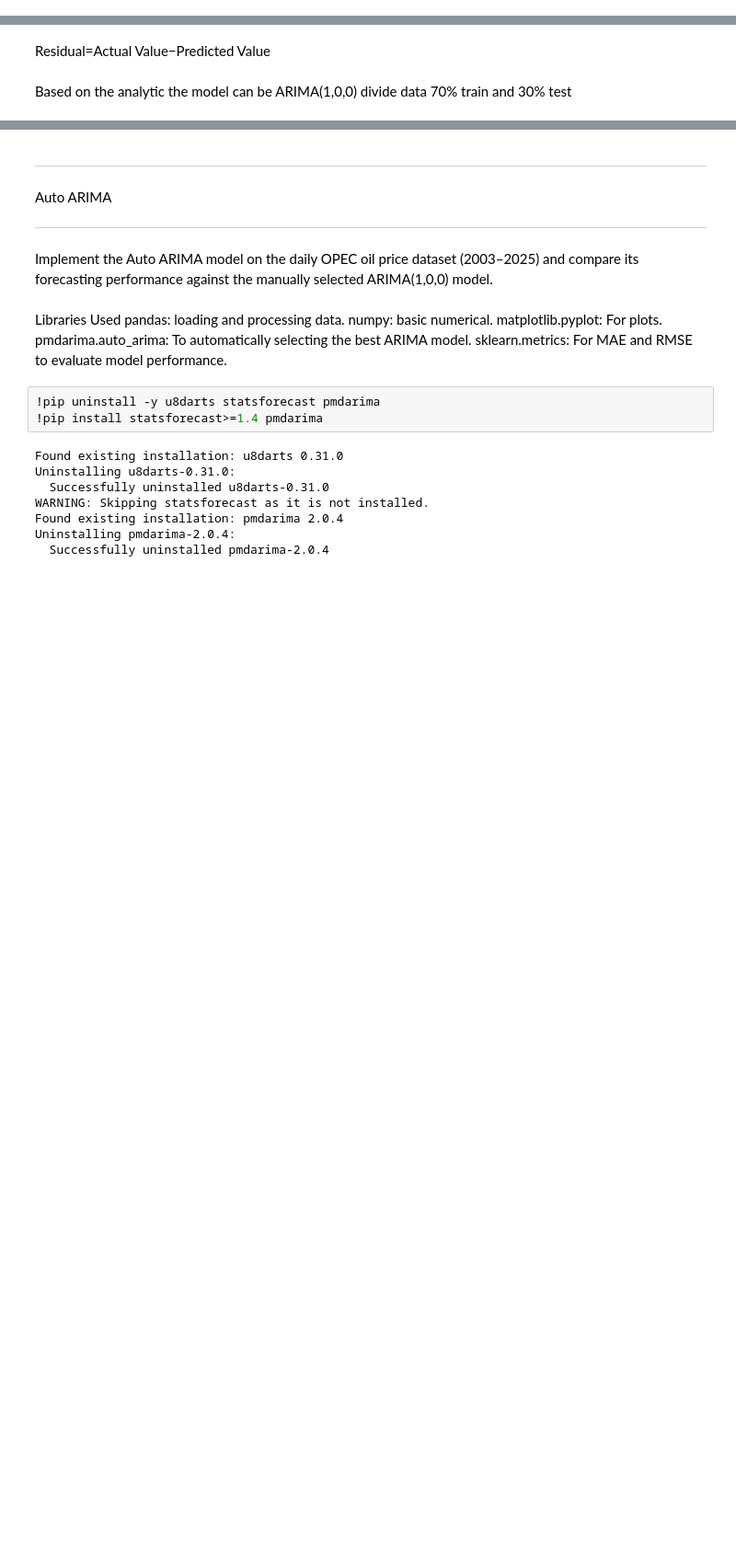
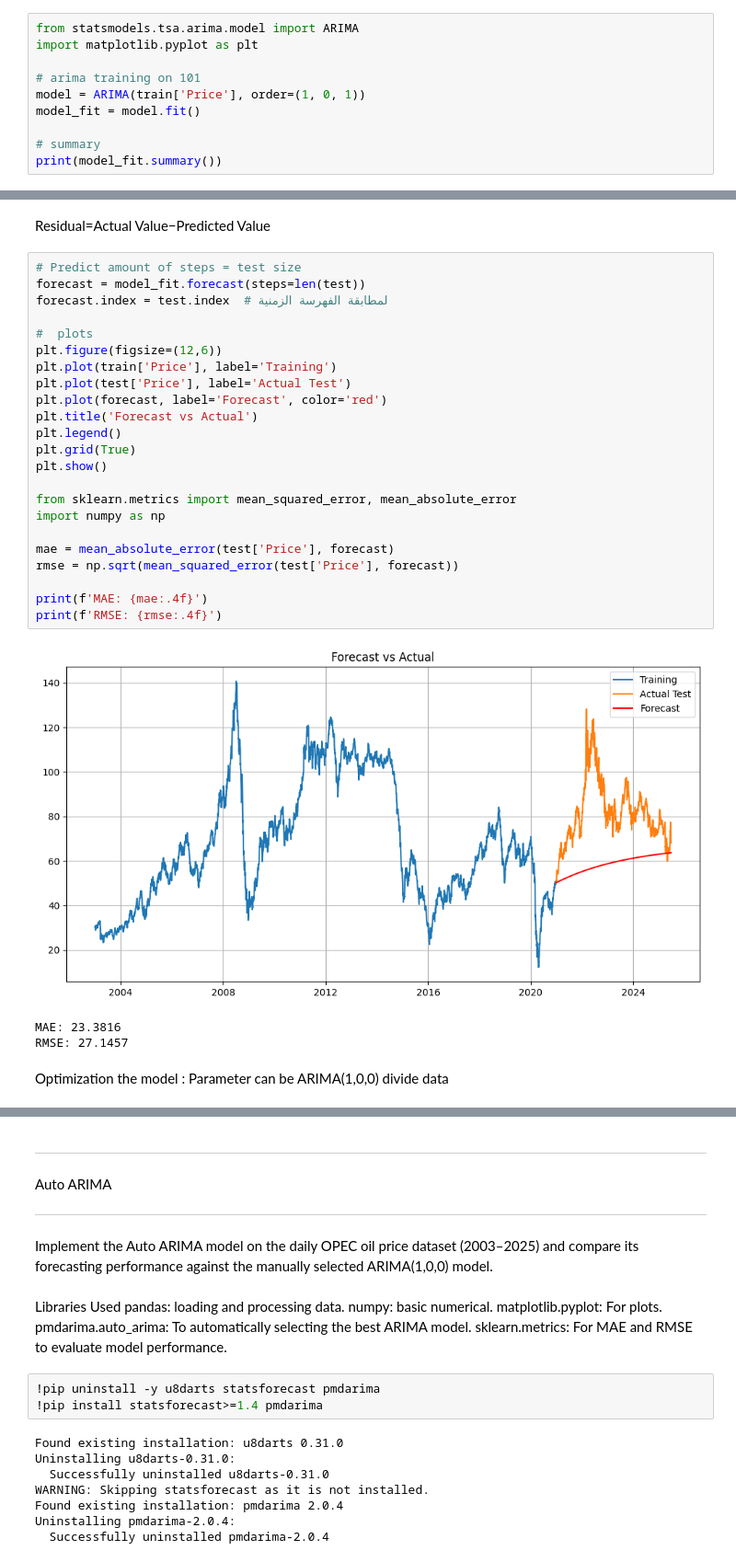
Before and after one commit to AliSalman25/first-Jupyter-Notebook-for-the-experiments, a Jupyter notebook: first_experiment.ipynb, the cells around one changed output, grey strips where cells are left out. Shown at 92% size. Cells and saved outputs as stored; diff of their text form; blank space fills up the shorter version.

```diff
--- a/first_experiment.ipynb
+++ b/first_experiment.ipynb
@@ -340,0 +285,10 @@ Name: predicted_mean, dtype: float64
+# %%
+from statsmodels.tsa.arima.model import ARIMA
+import matplotlib.pyplot as plt
+
+# arima training on 101
+model = ARIMA(train['Price'], order=(1, 0, 1))
+model_fit = model.fit()
+
+# summary
+print(model_fit.summary())
@@ -341,4 +313,31 @@ Name: predicted_mean, dtype: float64
 # %% [markdown]
 Residual=Actual Value−Predicted Value
+# %%
+# Predict amount of steps = test size
+forecast = model_fit.forecast(steps=len(test))
+forecast.index = test.index  # لمطابقة الفهرسة الزمنية
+
+#  plots
+plt.figure(figsize=(12,6))
+plt.plot(train['Price'], label='Training')
+plt.plot(test['Price'], label='Actual Test')
+plt.plot(forecast, label='Forecast', color='red')
+plt.title('Forecast vs Actual')
+plt.legend()
+plt.grid(True)
+plt.show()
+
+from sklearn.metrics import mean_squared_error, mean_absolute_error
+import numpy as np
+
+mae = mean_absolute_error(test['Price'], forecast)
+rmse = np.sqrt(mean_squared_error(test['Price'], forecast))
+
+print(f'MAE: {mae:.4f}')
+print(f'RMSE: {rmse:.4f}')
+# %% [output]
+[figure, added]
+MAE: 23.3816
+RMSE: 27.1457
 # %% [markdown]
-Based on the analytic the model can be ARIMA(1,0,0) divide data 70% train and 30% test
+Optimization the model : Parameter can be ARIMA(1,0,0) divide data
```
Also changed, not shown: parts of 34 cells of this notebook.
